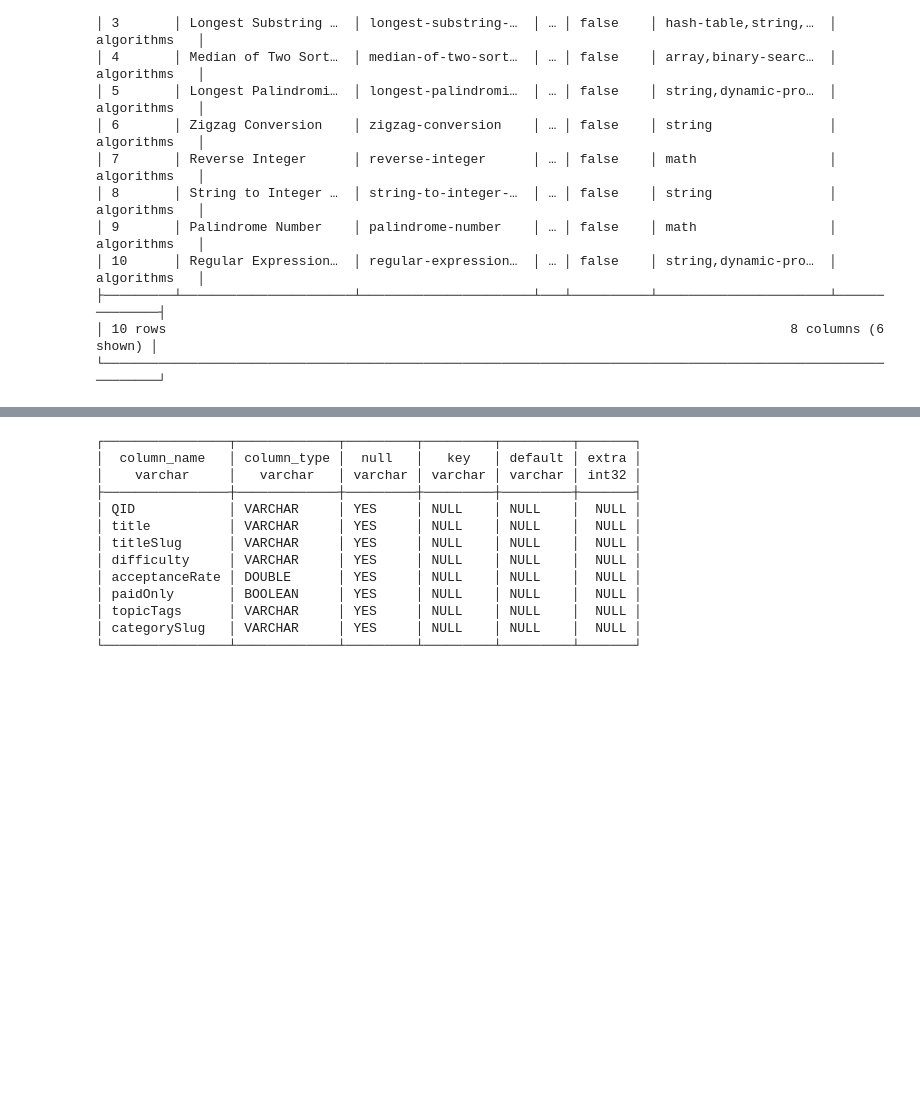
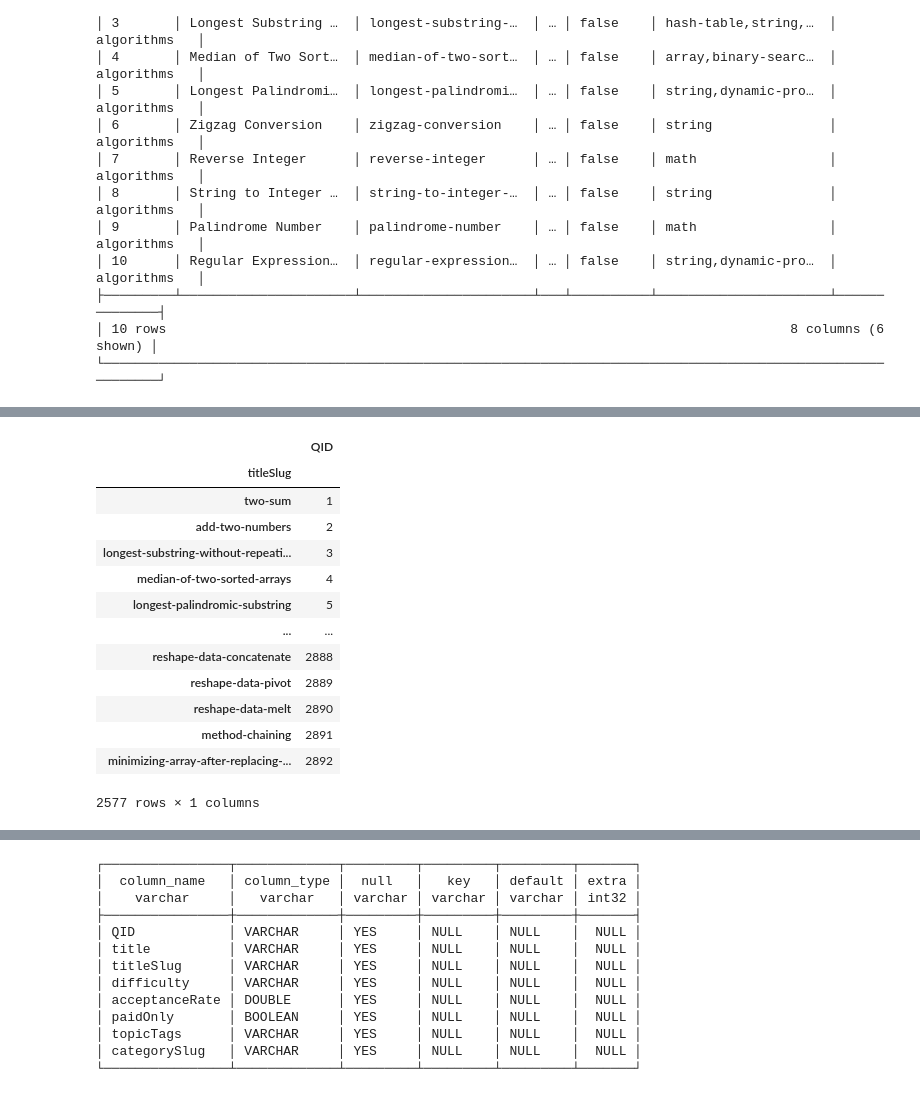
Before and after one commit to FMurray/toy-problems, a Jupyter notebook: scratch.ipynb, the cells around one changed output, grey strips where cells are left out. Drawn from its saved outputs; the diff is of its cells as text; code cells hidden in the pictures; blank space fills up the shorter version.

```diff
--- a/scratch.ipynb
+++ b/scratch.ipynb
@@ -59,3 +181,5 @@ duckdb.sql('SELECT * FROM leetcode limit 10')
 ├─────────┴──────────────────────┴──────────────────────┴───┴──────────┴──────────────────────┴──────────────┤
 │ 10 rows                                                                                8 columns (6 shown) │
 └────────────────────────────────────────────────────────────────────────────────────────────────────────────┘
+# %%
+q = con.sql('SELECT * FROM leetcode limit 10').fetchall()[0]
@@ -61,0 +199,19 @@ duckdb.sql('SELECT * FROM leetcode limit 10')
+# %%
+q = GetQuestionInfo(q)
+# %%
+q.questions_info
+# %% [output]
+|  | QID |
+| titleSlug |  |
+| two-sum | 1 |
+| add-two-numbers | 2 |
+| longest-substring-without-repeati... | 3 |
+| median-of-two-sorted-arrays | 4 |
+| longest-palindromic-substring | 5 |
+| ... | ... |
+| reshape-data-concatenate | 2888 |
+| reshape-data-pivot | 2889 |
+| reshape-data-melt | 2890 |
+| method-chaining | 2891 |
+| minimizing-array-after-replacing-... | 2892 |
+2577 rows × 1 columns
```
Also changed, not shown: parts of 27 cells of this notebook, 38 other files.
